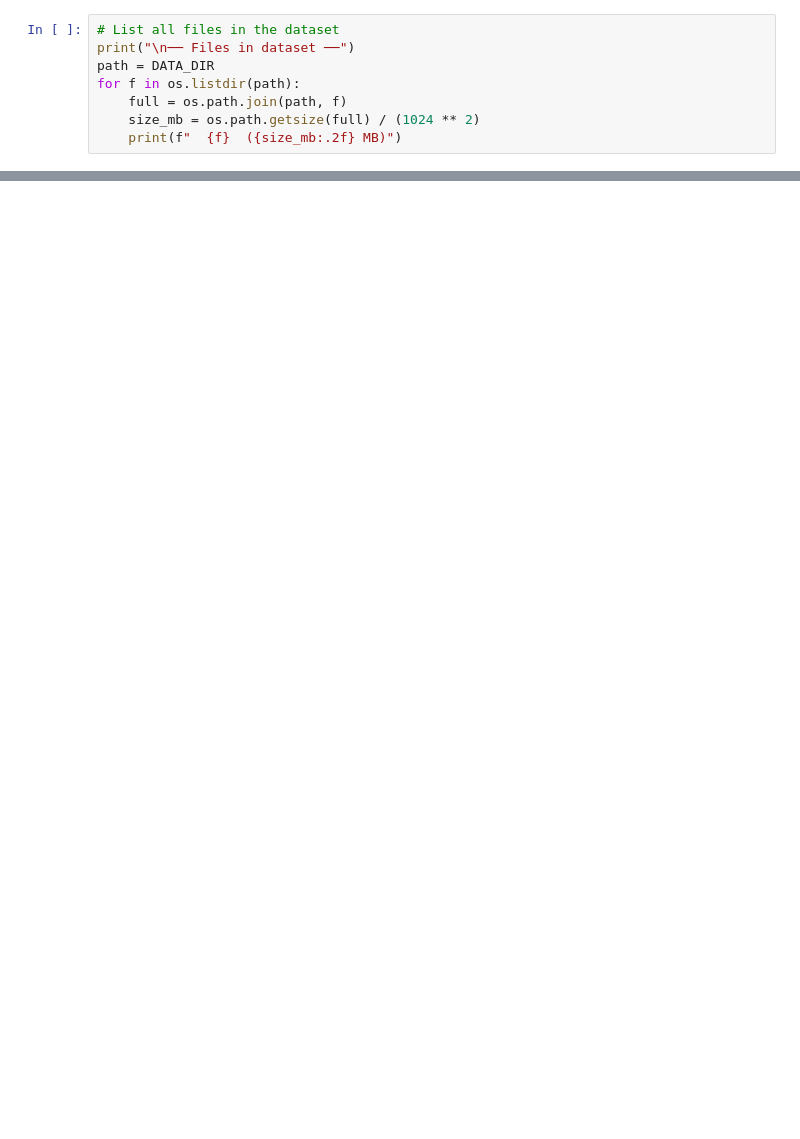
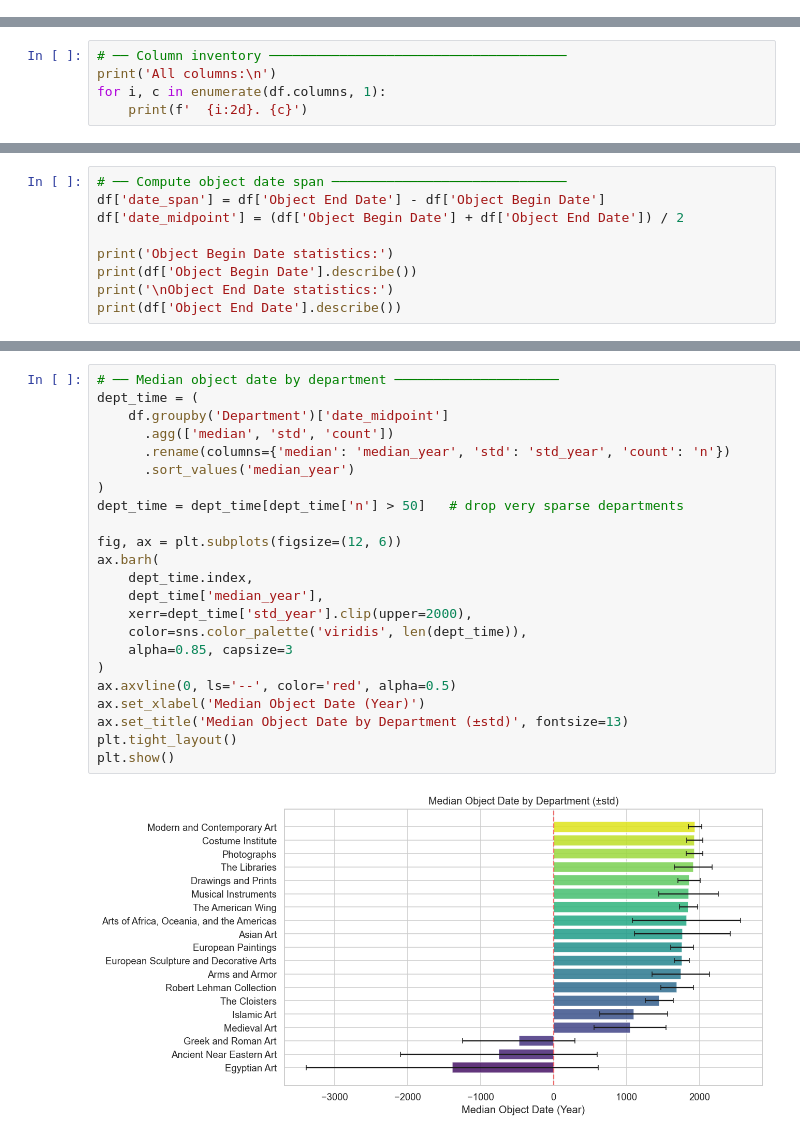
Before and after one commit to ishangupta4/cultural-pattern-discovery-ml, a Jupyter notebook: met_eda.ipynb, the cells around one changed output, grey strips where cells are left out. Saved outputs shown, nothing was run; the diff lists cells and outputs as text; blank space fills up the shorter version.

```diff
--- a/met_eda.ipynb
+++ b/met_eda.ipynb
@@ -21,8 +0,0 @@ File already exists at data/MetObjects.csv
-# %%
-# List all files in the dataset
-print("\n── Files in dataset ──")
-path = DATA_DIR
-for f in os.listdir(path):
-    full = os.path.join(path, f)
-    size_mb = os.path.getsize(full) / (1024 ** 2)
-    print(f"  {f}  ({size_mb:.2f} MB)")
@@ -211,0 +83,5 @@ Tags                      | unique:  44171 | missing: 60.3%
+# %%
+# ── Column inventory ──────────────────────────────────────
+print('All columns:\n')
+for i, c in enumerate(df.columns, 1):
+    print(f'  {i:2d}. {c}')
@@ -211,0 +316,9 @@ Tags                      | unique:  44171 | missing: 60.3%
+# %%
+# ── Compute object date span ──────────────────────────────
+df['date_span'] = df['Object End Date'] - df['Object Begin Date']
+df['date_midpoint'] = (df['Object Begin Date'] + df['Object End Date']) / 2
+
+print('Object Begin Date statistics:')
+print(df['Object Begin Date'].describe())
+print('\nObject End Date statistics:')
+print(df['Object End Date'].describe())
@@ -211,0 +375,25 @@ Tags                      | unique:  44171 | missing: 60.3%
+# %%
+# ── Median object date by department ─────────────────────
+dept_time = (
+    df.groupby('Department')['date_midpoint']
+      .agg(['median', 'std', 'count'])
+      .rename(columns={'median': 'median_year', 'std': 'std_year', 'count': 'n'})
+      .sort_values('median_year')
+)
+dept_time = dept_time[dept_time['n'] > 50]   # drop very sparse departments
+
+fig, ax = plt.subplots(figsize=(12, 6))
+ax.barh(
+    dept_time.index,
+    dept_time['median_year'],
+    xerr=dept_time['std_year'].clip(upper=2000),
+    color=sns.color_palette('viridis', len(dept_time)),
+    alpha=0.85, capsize=3
+)
+ax.axvline(0, ls='--', color='red', alpha=0.5)
+ax.set_xlabel('Median Object Date (Year)')
+ax.set_title('Median Object Date by Department (±std)', fontsize=13)
+plt.tight_layout()
+plt.show()
+# %% [output]
+[figure, added]
```
Also changed, not shown: parts of 59 cells of this notebook.
